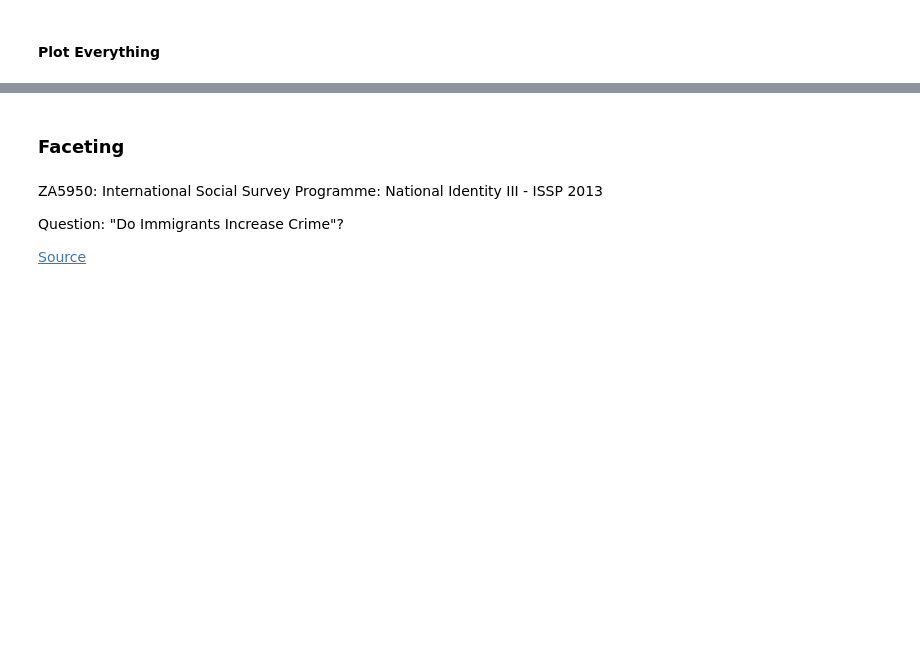
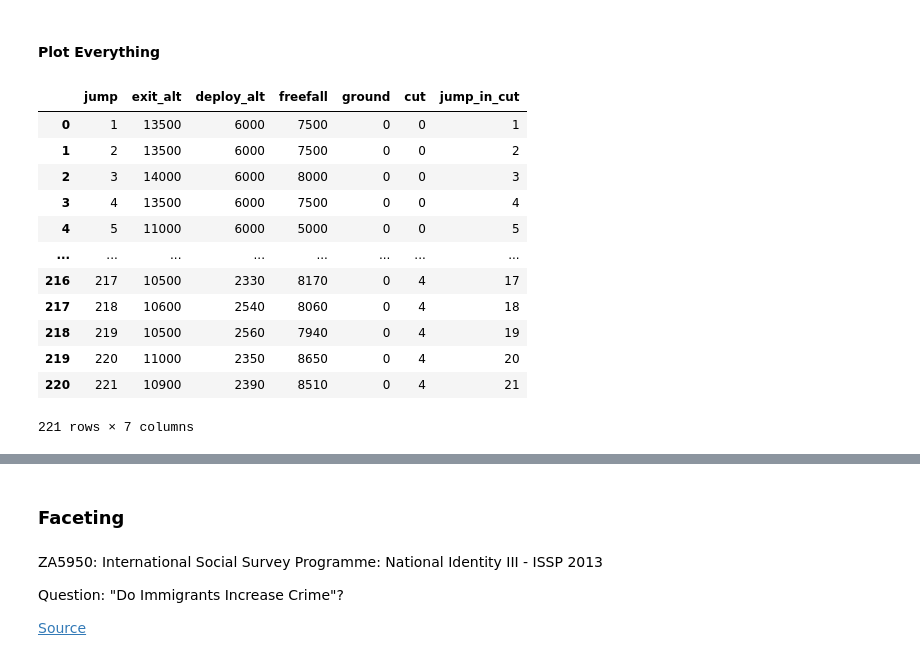
Before and after one commit to maxhumber/FSVA, a Jupyter notebook: notebooks/03-layering.ipynb, the cells around one changed output, grey strips where cells are left out. Cells and saved outputs as stored; diff of their text form; code cells hidden in the pictures; blank space fills up the shorter version.

```diff
--- a/notebooks/03-layering.ipynb
+++ b/notebooks/03-layering.ipynb
@@ -81,6 +83,22 @@ chart
 # %%
 eli['cut'] = eli['jump'] // 50
 eli['jump_in_cut'] = eli['jump'] % 50
+# %%
+eli
+# %% [output]
+|  | jump | exit_alt | deploy_alt | freefall | ground | cut | jump_in_cut |
+| 0 | 1 | 13500 | 6000 | 7500 | 0 | 0 | 1 |
+| 1 | 2 | 13500 | 6000 | 7500 | 0 | 0 | 2 |
+| 2 | 3 | 14000 | 6000 | 8000 | 0 | 0 | 3 |
+| 3 | 4 | 13500 | 6000 | 7500 | 0 | 0 | 4 |
+| 4 | 5 | 11000 | 6000 | 5000 | 0 | 0 | 5 |
+| ... | ... | ... | ... | ... | ... | ... | ... |
+| 216 | 217 | 10500 | 2330 | 8170 | 0 | 4 | 17 |
+| 217 | 218 | 10600 | 2540 | 8060 | 0 | 4 | 18 |
+| 218 | 219 | 10500 | 2560 | 7940 | 0 | 4 | 19 |
+| 219 | 220 | 11000 | 2350 | 8650 | 0 | 4 | 20 |
+| 220 | 221 | 10900 | 2390 | 8510 | 0 | 4 | 21 |
+221 rows × 7 columns
 # %%
 top = alt.Chart(eli).mark_rule(size=3).encode(
     x=alt.X('jump_in_cut', axis=None),
```
Also changed, not shown: parts of 7 cells of this notebook, 4 other files.
